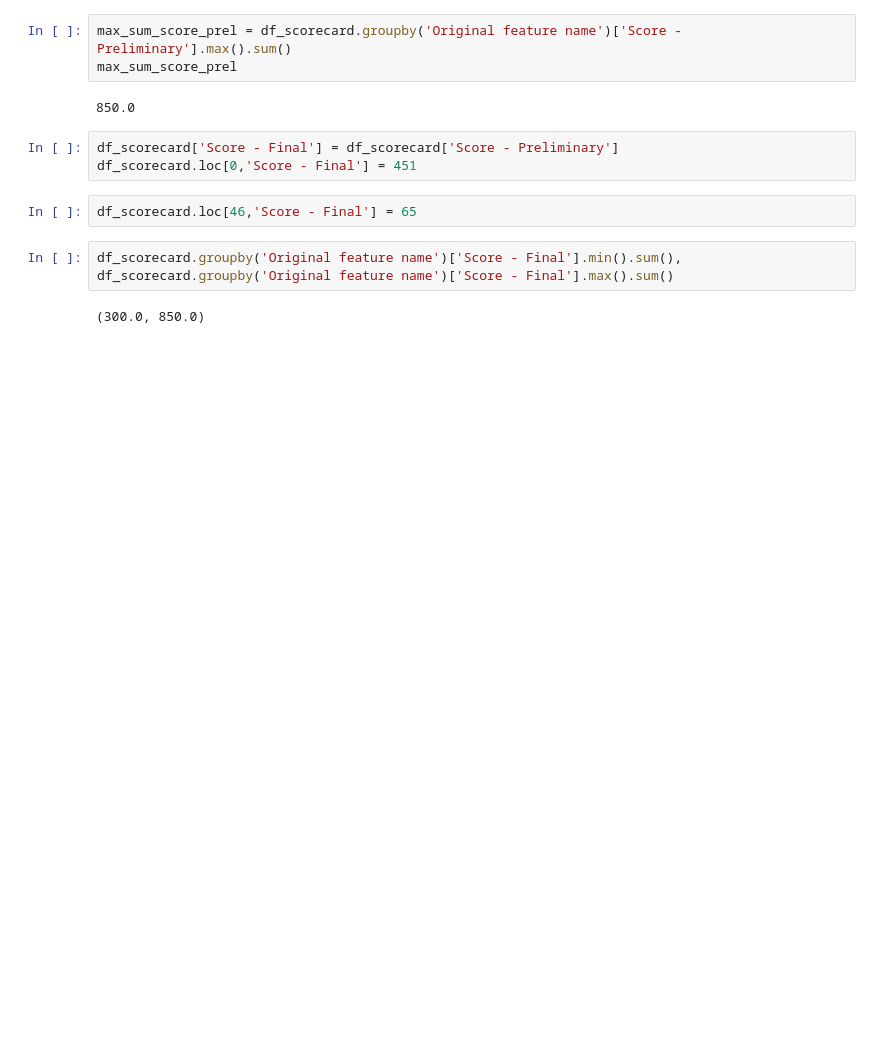
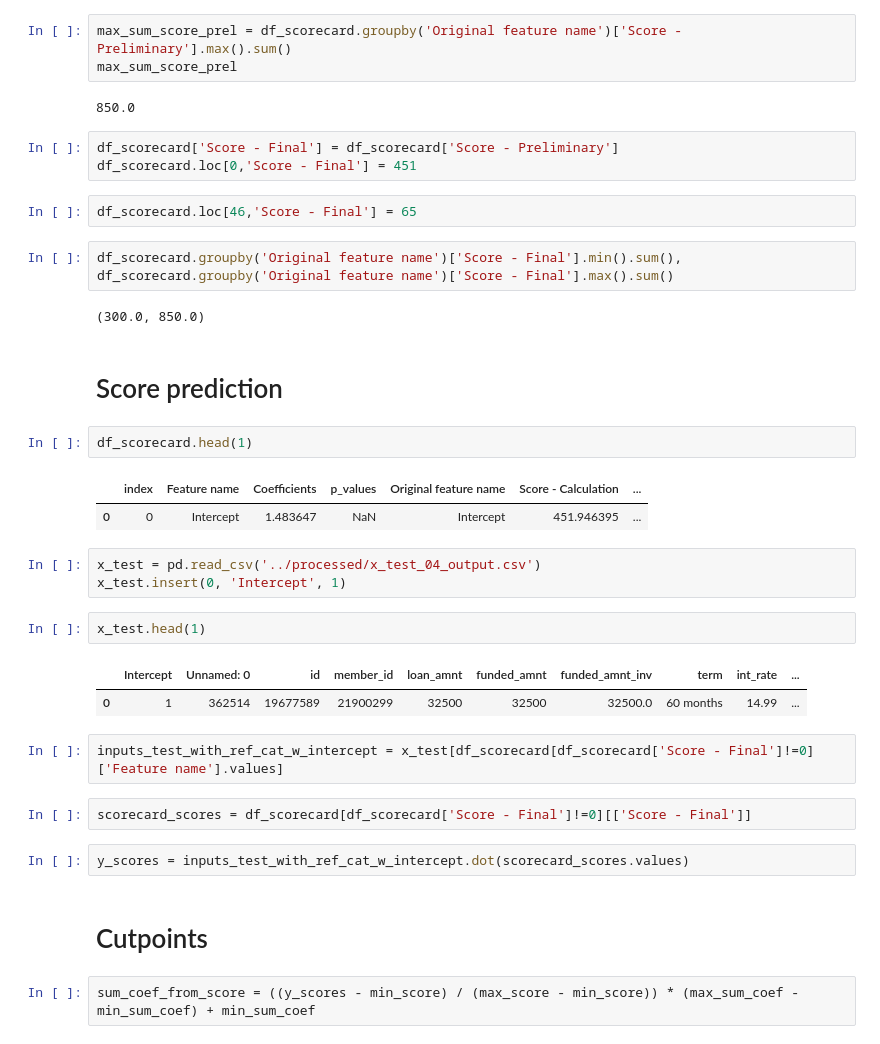
Before and after one commit to Jestefano/credit-scoring-logistic, a Jupyter notebook: notebooks/07 Scorecard.ipynb, the cells around one changed output. Cells and saved outputs as stored; diff of their text form; blank space fills up the shorter version.

```diff
--- a/notebooks/07 Scorecard.ipynb
+++ b/notebooks/07 Scorecard.ipynb
@@ -192,3 +156,28 @@ df_scorecard.loc[46,'Score - Final'] = 65
 df_scorecard.groupby('Original feature name')['Score - Final'].min().sum(), df_scorecard.groupby('Original feature name')['Score - Final'].max().sum()
 # %% [output]
 (300.0, 850.0)
+# %% [markdown]
+# Score prediction
+# %%
+df_scorecard.head(1)
+# %% [output]
+|  | index | Feature name | Coefficients | p_values | Original feature name | Score - Calculation | ... |
+| 0 | 0 | Intercept | 1.483647 | NaN | Intercept | 451.946395 | ... |
+# %%
+x_test = pd.read_csv('../processed/x_test_04_output.csv')
+x_test.insert(0, 'Intercept', 1)
+# %%
+x_test.head(1)
+# %% [output]
+|  | Intercept | Unnamed: 0 | id | member_id | loan_amnt | funded_amnt | funded_amnt_inv | term | int_rate | ... |
+| 0 | 1 | 362514 | 19677589 | 21900299 | 32500 | 32500 | 32500.0 | 60 months | 14.99 | ... |
+# %%
+inputs_test_with_ref_cat_w_intercept = x_test[df_scorecard[df_scorecard['Score - Final']!=0]['Feature name'].values]
+# %%
+scorecard_scores = df_scorecard[df_scorecard['Score - Final']!=0][['Score - Final']]
+# %%
+y_scores = inputs_test_with_ref_cat_w_intercept.dot(scorecard_scores.values)
+# %% [markdown]
+# Cutpoints
+# %%
+sum_coef_from_score = ((y_scores - min_score) / (max_score - min_score)) * (max_sum_coef - min_sum_coef) + min_sum_coef
```
Also changed, not shown: parts of 9 cells of this notebook.
